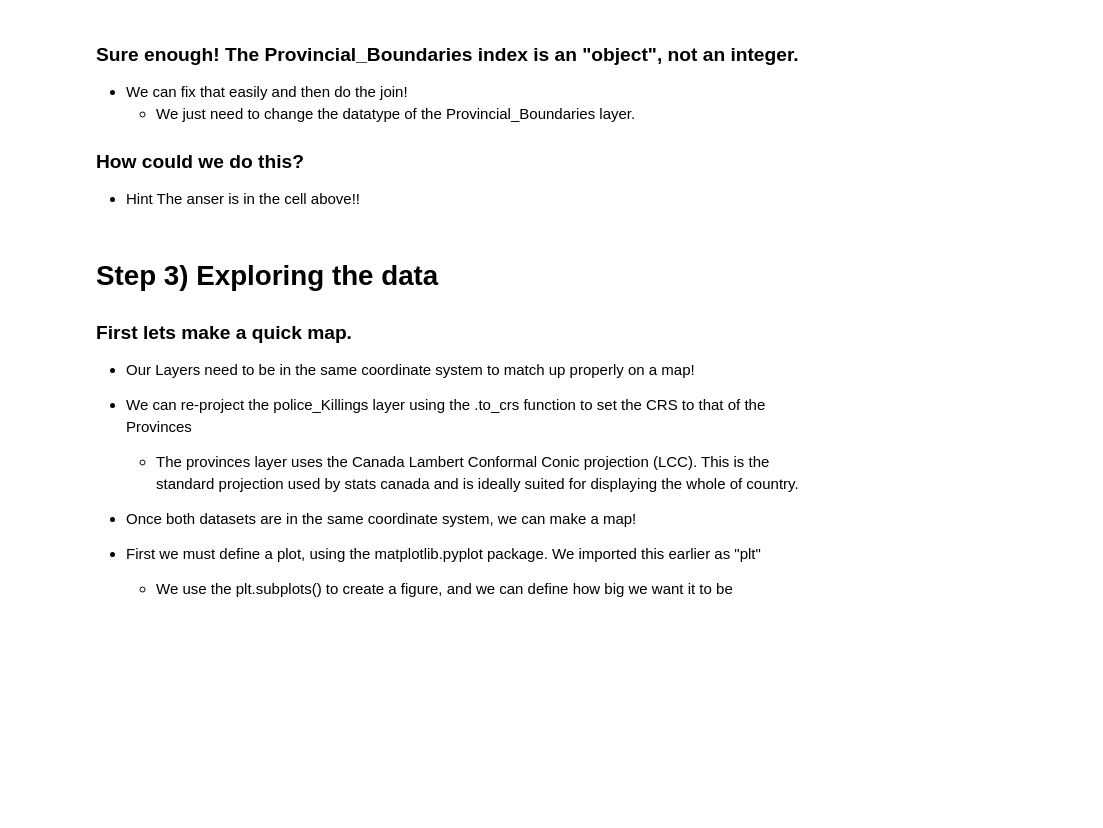
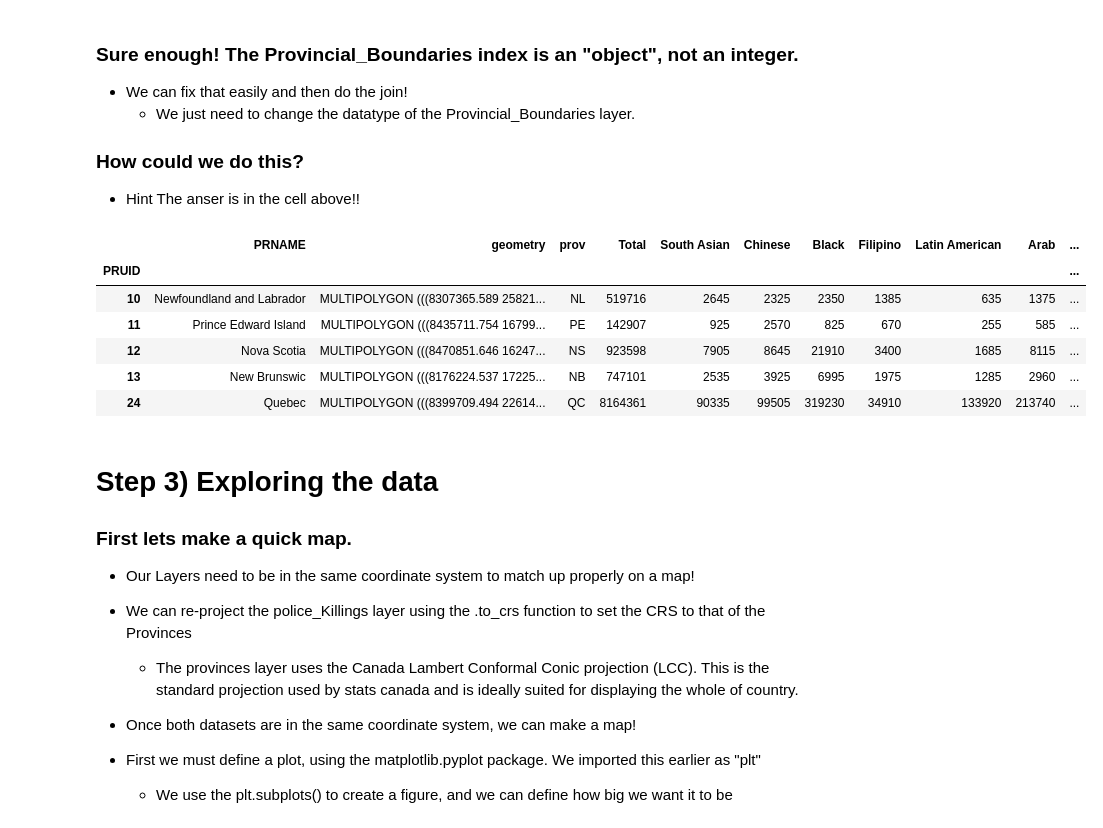
Before and after one commit to ubc-library-rc/Geospatial-Analysis-Visualization-with-Python, a Jupyter notebook: Geospatial Analysis & Visualization with Python.ipynb, the cells around one changed output. Saved outputs shown, nothing was run; the diff lists cells and outputs as text; code cells hidden in the pictures; blank space fills up the shorter version.

```diff
--- a/Geospatial Analysis & Visualization with Python.ipynb
+++ b/Geospatial Analysis & Visualization with Python.ipynb
@@ -98,10 +138,18 @@ print(Census_Tabular.index.dtype)
 ### How could we do this?
 * Hint The anser is in the cell above!!
 # %%
-dtype =
+dtype = 'int64'
 Provincial_Boundaries.index = Provincial_Boundaries.index.astype(dtype)
 Provincial_Boundaries = Provincial_Boundaries.join(Census_Tabular)
 Provincial_Boundaries.head()
+# %% [output]
+|  | PRNAME | geometry | prov | Total | South Asian | Chinese | Black | Filipino | Latin American | Arab | ... |
+| PRUID |  |  |  |  |  |  |  |  |  |  | ... |
+| 10 | Newfoundland and Labrador | MULTIPOLYGON (((8307365.589 25821... | NL | 519716 | 2645 | 2325 | 2350 | 1385 | 635 | 1375 | ... |
+| 11 | Prince Edward Island | MULTIPOLYGON (((8435711.754 16799... | PE | 142907 | 925 | 2570 | 825 | 670 | 255 | 585 | ... |
+| 12 | Nova Scotia | MULTIPOLYGON (((8470851.646 16247... | NS | 923598 | 7905 | 8645 | 21910 | 3400 | 1685 | 8115 | ... |
+| 13 | New Brunswic | MULTIPOLYGON (((8176224.537 17225... | NB | 747101 | 2535 | 3925 | 6995 | 1975 | 1285 | 2960 | ... |
+| 24 | Quebec | MULTIPOLYGON (((8399709.494 22614... | QC | 8164361 | 90335 | 99505 | 319230 | 34910 | 133920 | 213740 | ... |
 # %% [markdown]
 # Step 3) Exploring the data
 
```
Also changed, not shown: parts of 25 cells of this notebook, 6 other files.
